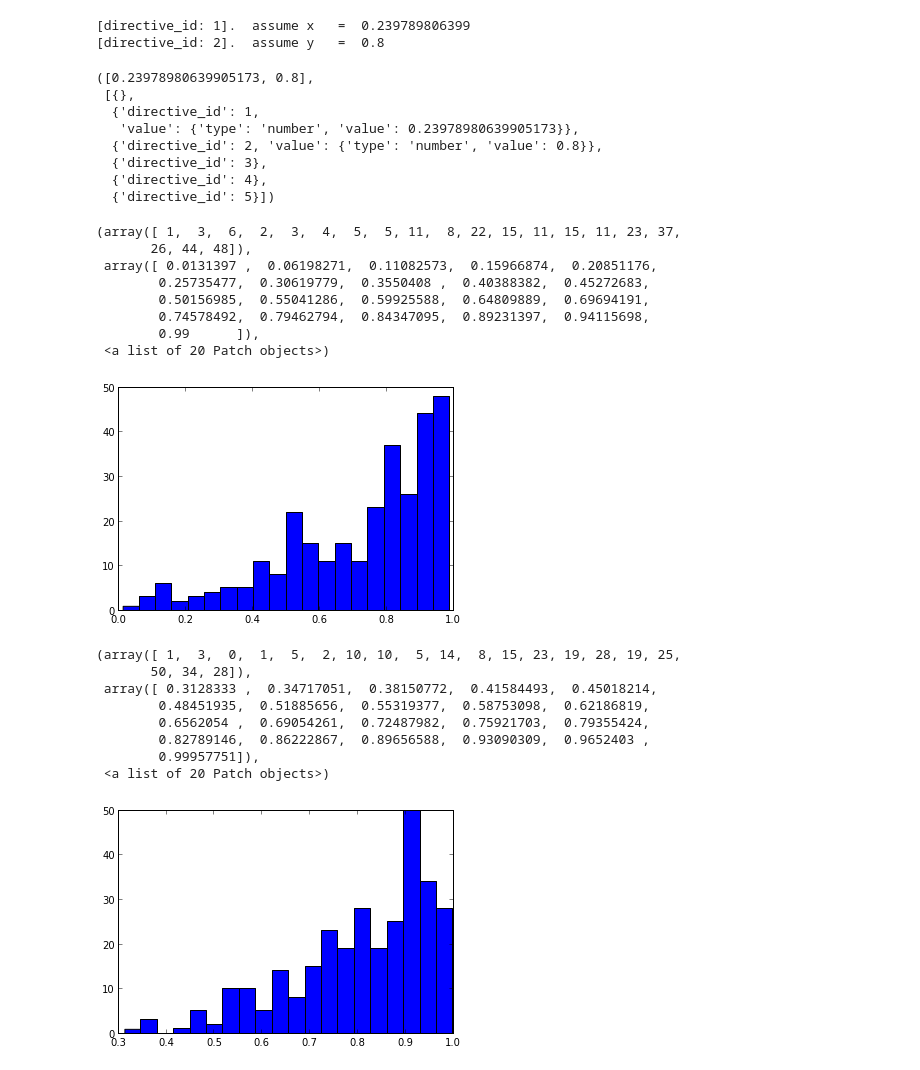
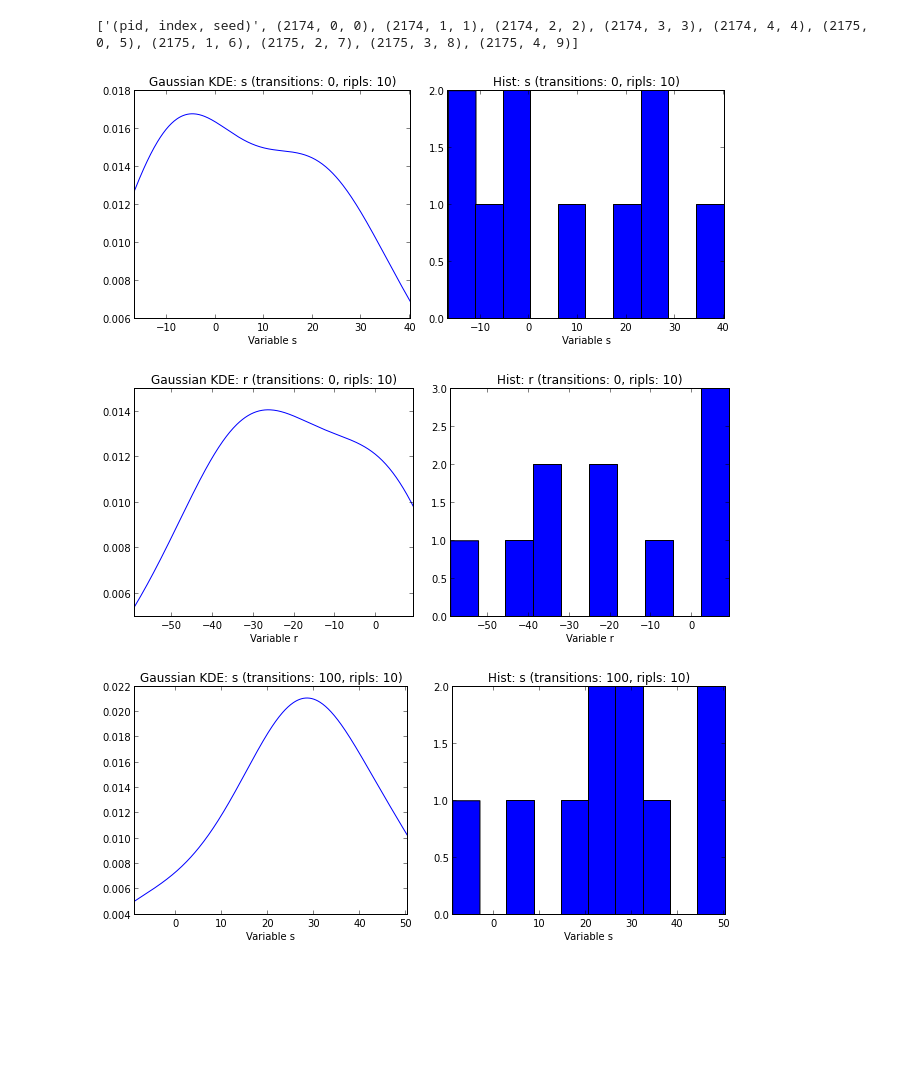
Before and after one commit to owainevans/myunit, a Jupyter notebook: nb_ip_parallel.ipynb, the cells around one changed output. Cells and saved outputs as stored; diff of their text form; code cells hidden in the pictures; blank space fills up the shorter version.

Commit message:
improvements to mr_map, still cant get plotting to work

```diff
--- a/nb_ip_parallel.ipynb
+++ b/nb_ip_parallel.ipynb
@@ -1,4 +1,4 @@
 # %%
+
+#!ipcluster start -n=#no_engines
 %run ~/myunit/ip_parallel.py
-clear_all_engines()
-v=MRipl(50)
@@ -32,50 +5,21 @@ mean,sd of x at 200 transitions:  -7.2738137584 60.1237664068
-# %%
-%%v
-[clear]
-[assume x (beta 1 1) ]
-[assume y .8]
-[observe (if (flip) (flip x) (flip y) ) true]
-[observe (if (flip) (flip x) (flip y) ) true]
-[observe (if (flip) (flip x) (flip y) ) true]
-# %% [output]
-[directive_id: 1].  assume x   =  0.239789806399
-[directive_id: 2].  assume y   =  0.8
-([0.23978980639905173, 0.8],
- [{},
-  {'directive_id': 1,
-   'value': {'type': 'number', 'value': 0.23978980639905173}},
-  {'directive_id': 2, 'value': {'type': 'number', 'value': 0.8}},
-  {'directive_id': 3},
-  {'directive_id': 4},
-  {'directive_id': 5}])
-# %%
-v=ipy_ripl
-no_steps = 300
-samples=[]
-for i in range(no_steps):
-    v.infer(10)
-    samples.append( v.report(1) )
-hist(samples,bins=20)
-# %% [output]
-(array([ 1,  3,  6,  2,  3,  4,  5,  5, 11,  8, 22, 15, 11, 15, 11, 23, 37,
-       26, 44, 48]),
- array([ 0.0131397 ,  0.06198271,  0.11082573,  0.15966874,  0.20851176,
-        0.25735477,  0.30619779,  0.3550408 ,  0.40388382,  0.45272683,
-        0.50156985,  0.55041286,  0.59925588,  0.64809889,  0.69694191,
-        0.74578492,  0.79462794,  0.84347095,  0.89231397,  0.94115698,
-        0.99      ]),
- <a list of 20 Patch objects>)
-[figure, removed]
-# %%
-samples = np.random.beta(4,1,300)
-hist(samples,bins=20)
-# %% [output]
-(array([ 1,  3,  0,  1,  5,  2, 10, 10,  5, 14,  8, 15, 23, 19, 28, 19, 25,
-       50, 34, 28]),
- array([ 0.3128333 ,  0.34717051,  0.38150772,  0.41584493,  0.45018214,
-        0.48451935,  0.51885656,  0.55319377,  0.58753098,  0.62186819,
-        0.6562054 ,  0.69054261,  0.72487982,  0.75921703,  0.79355424,
-        0.82789146,  0.86222867,  0.89656588,  0.93090309,  0.9652403 ,
-        0.99957751]),
- <a list of 20 Patch objects>)
-[figure, removed]
+# %%
+def add_sprinkler(no_ripls=2):
+    clear_all_engines()
+    v = MRipl(no_ripls)
+    v.assume('r','(normal 0 30)',label='r')
+    v.assume('s','(normal 0 30)',label='s')
+    v.assume('w1','(normal (+ r s) 5.)',label='w1')
+    v.observe('w1','50.')
+    v.assume('w2','(normal (+ r s) 6.)',label='w2')
+    v.observe('w2','50.')
+    return v
+
+v=add_sprinkler(no_ripls=10)
+snap1=v.snapshot(['r','s'],plot=True,scatter=False,logscore=False)
+v.infer(100)
+snap2=v.snapshot(['r','s'],plot=True,scatter=True); None
+# %% [output]
+['(pid, index, seed)', (2174, 0, 0), (2174, 1, 1), (2174, 2, 2), (2174, 3, 3), (2174, 4, 4), (2175, 0, 5), (2175, 1, 6), (2175, 2, 7), (2175, 3, 8), (2175, 4, 9)]
+[figure, added]
+[figure, added]
+[figure, added]
```
Also changed, not shown: parts of 13 cells of this notebook, 1 other file.
